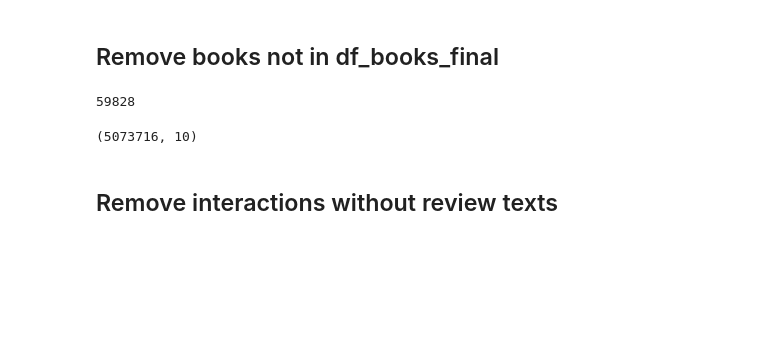
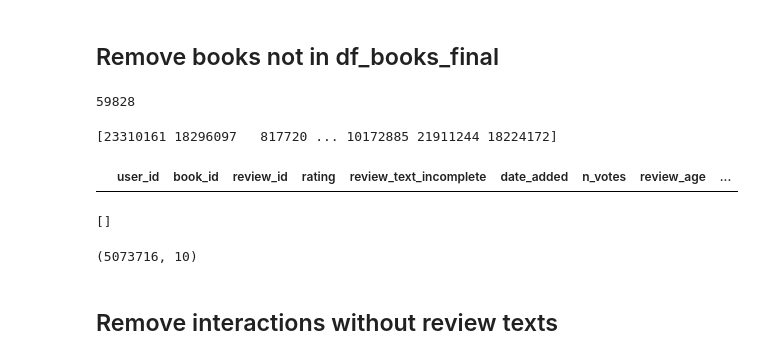
Before and after one commit to Pangerlanger/bt4222-books, a Jupyter notebook: sampling.ipynb, the cells around one changed output. Cells and saved outputs as stored; diff of their text form; code cells hidden in the pictures; blank space fills up the shorter version.

```diff
--- a/sampling.ipynb
+++ b/sampling.ipynb
@@ -42,3 +45,21 @@ filtered_df = df_interactions_final_merged[df_interactions_final_merged['book_id
+# %%
+print(interaction_books)
+# %% [output]
+[23310161 18296097   817720 ... 10172885 21911244 18224172]
+# %%
+filtered_df[~filtered_df['book_id'].isin(df_books_final['book_id'])]
+# %% [output]
+|  | user_id | book_id | review_id | rating | review_text_incomplete | date_added | n_votes | review_age | ... |
+# %%
+import numpy as np
+
+# Find book IDs in interaction_books that are not in books
+missing_books = interaction_books[~np.isin(interaction_books, books)]
+
+# Display the missing book IDs
+print(missing_books)
+# %% [output]
+[]
 # %%
 filtered_df.shape
 # %% [output]
```
Also changed, not shown: parts of 11 cells of this notebook.
